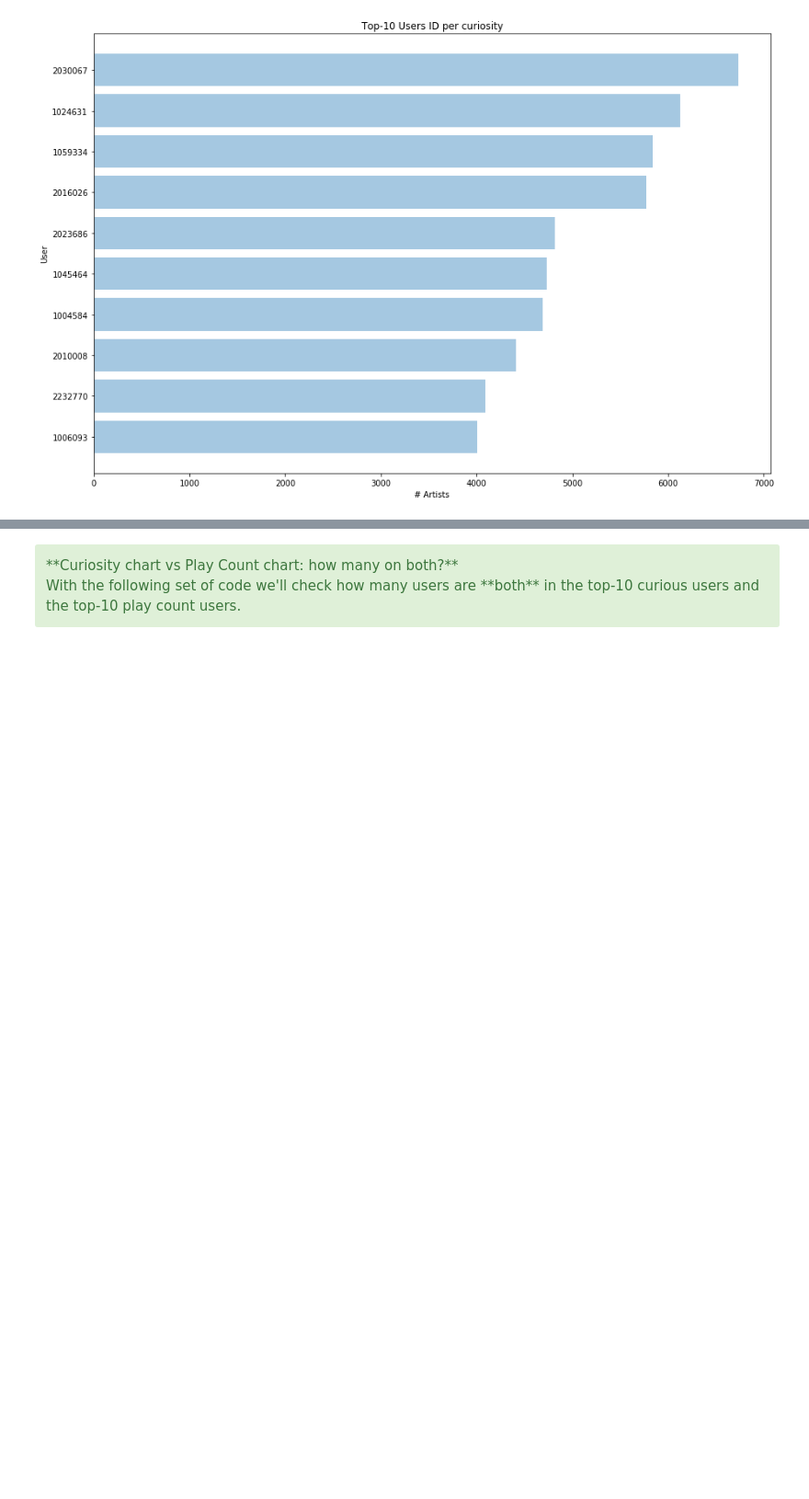
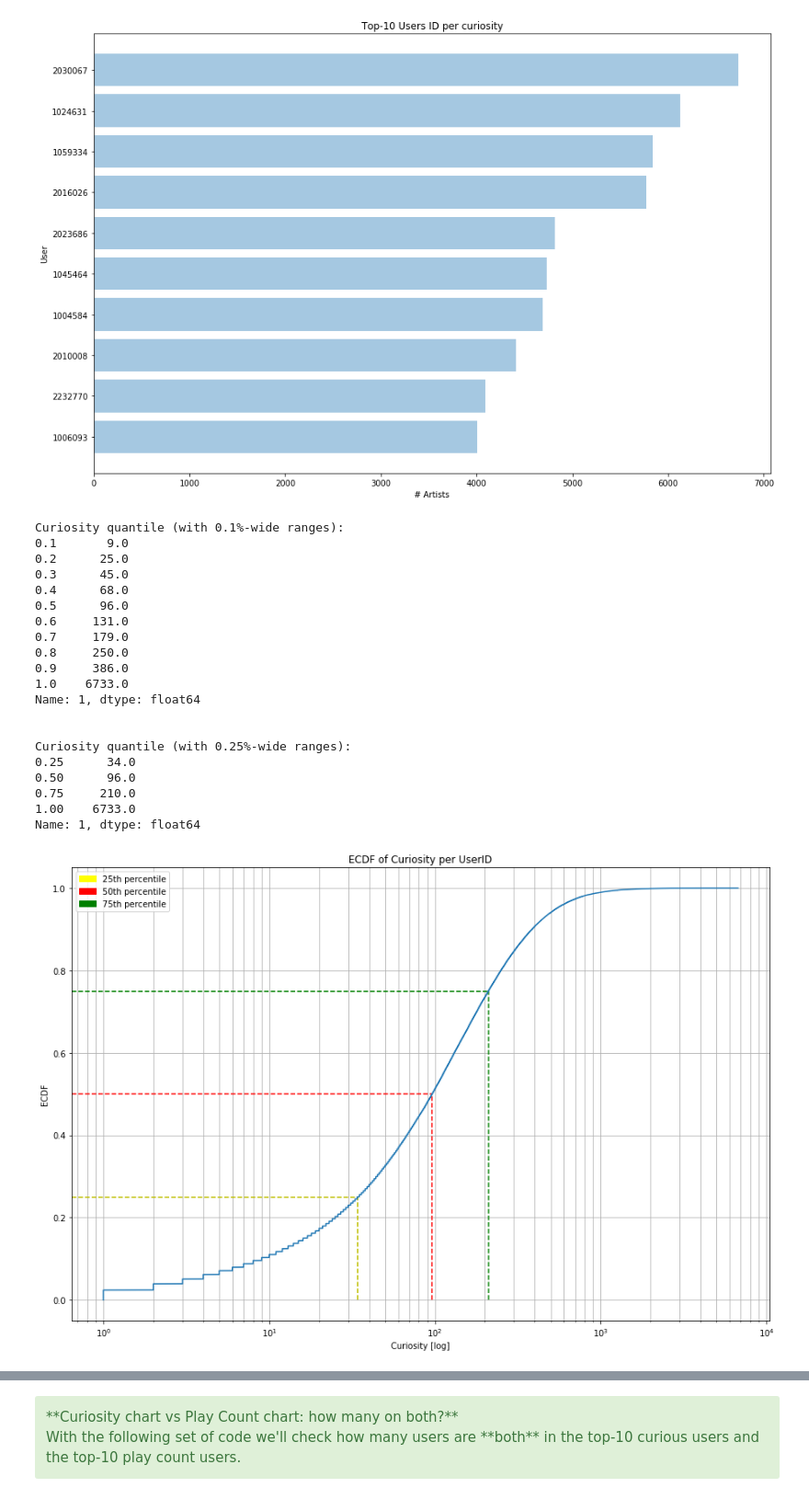
Before and after one commit to lomluca/aml, a Jupyter notebook: RecSys.ipynb, the cells around one changed output, grey strips where cells are left out. Shown at 92% size. Cells and saved outputs as stored; diff of their text form; code cells hidden in the pictures; blank space fills up the shorter version.

```diff
--- a/RecSys.ipynb
+++ b/RecSys.ipynb
@@ -1055,11 +1140,13 @@ The chart above graphically shows the information that we simple play count of e
 </div>
 # %%
 # TOP-10 USERS IN TERM OF CURIOSITY
-top10UsersCU = newUserArtistDF \
+usersCU = newUserArtistDF \
     .groupBy('userID') \
     .agg(countDistinct('artistID').alias('count(artistID)')) \
     .orderBy('count(artistID)', ascending=0) \
-    .take(10)
+    .cache()
+
+top10UsersCU = usersCU.take(10)
 
 # PLOT THE RESULTS
 y_pos = range(len(top10UsersCU))
@@ -1073,3 +1160,44 @@ plt.title('Top-10 Users ID per curiosity')
 plt.show()
 # %% [output]
 [figure]
+# %%
+# CREATION OF THE PANDAS DATAFRAME
+pdf = pd.DataFrame(data=usersCU.collect())
+
+# ECDF CREATION
+Y = np.sort(pdf[1])                      # sorted play counts
+yvals = np.arange(len(Y))/float(len(Y))  # evenly spaced interval
+
+# IMPORTANT QUANTILES
+print('Curiosity quantile (with 0.1%-wide ranges):')
+print(pdf.quantile([0.1,0.2,0.3,0.4,0.5,0.6,0.7,0.8,0.9,1.0])[1])
+print()
+print()
+print('Curiosity quantile (with 0.25%-wide ranges):')
+print(pdf.quantile([0.25,0.50,0.75,1.00])[1])
+
+ecdfplot(Y, yvals, 'Curiosity [log]', \
+         'ECDF', 'ECDF of Curiosity per UserID', \
+         'Statistical distribution of Curiosity per User')
+# %% [output]
+Curiosity quantile (with 0.1%-wide ranges):
+0.1       9.0
+0.2      25.0
+0.3      45.0
+0.4      68.0
+0.5      96.0
+0.6     131.0
+0.7     179.0
+0.8     250.0
+0.9     386.0
+1.0    6733.0
+Name: 1, dtype: float64
+
+
+Curiosity quantile (with 0.25%-wide ranges):
+0.25      34.0
+0.50      96.0
+0.75     210.0
+1.00    6733.0
+Name: 1, dtype: float64
+[figure, added]
```
Also changed, not shown: parts of 31 cells of this notebook.
